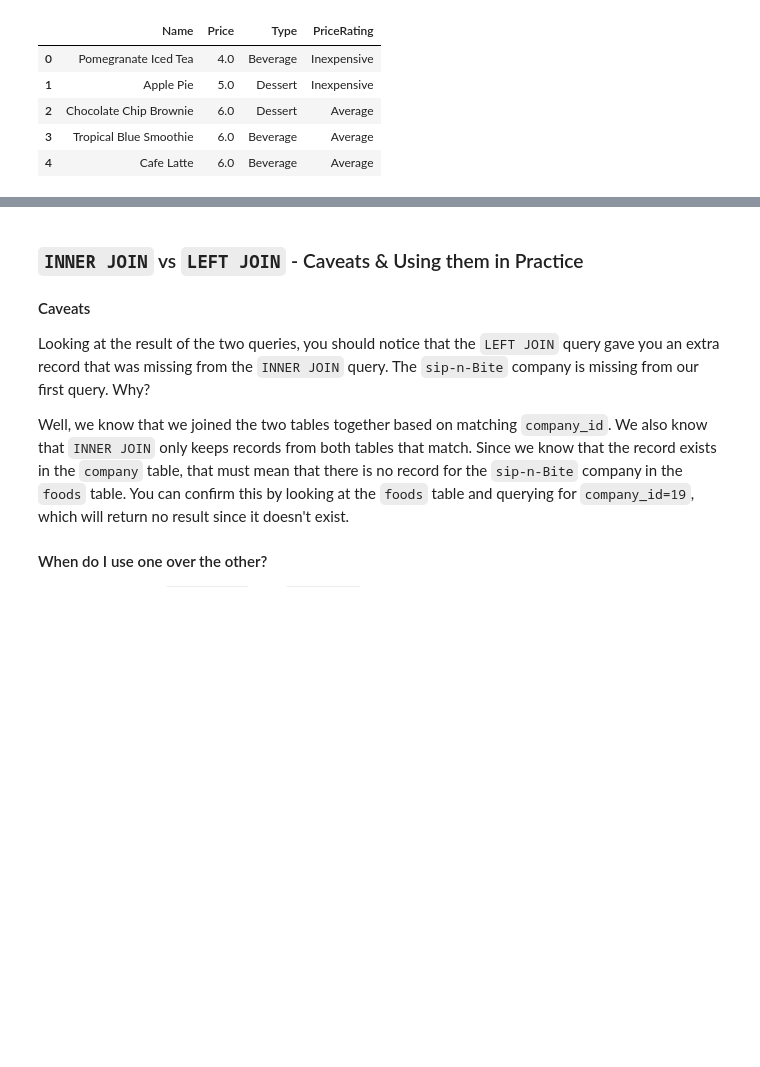
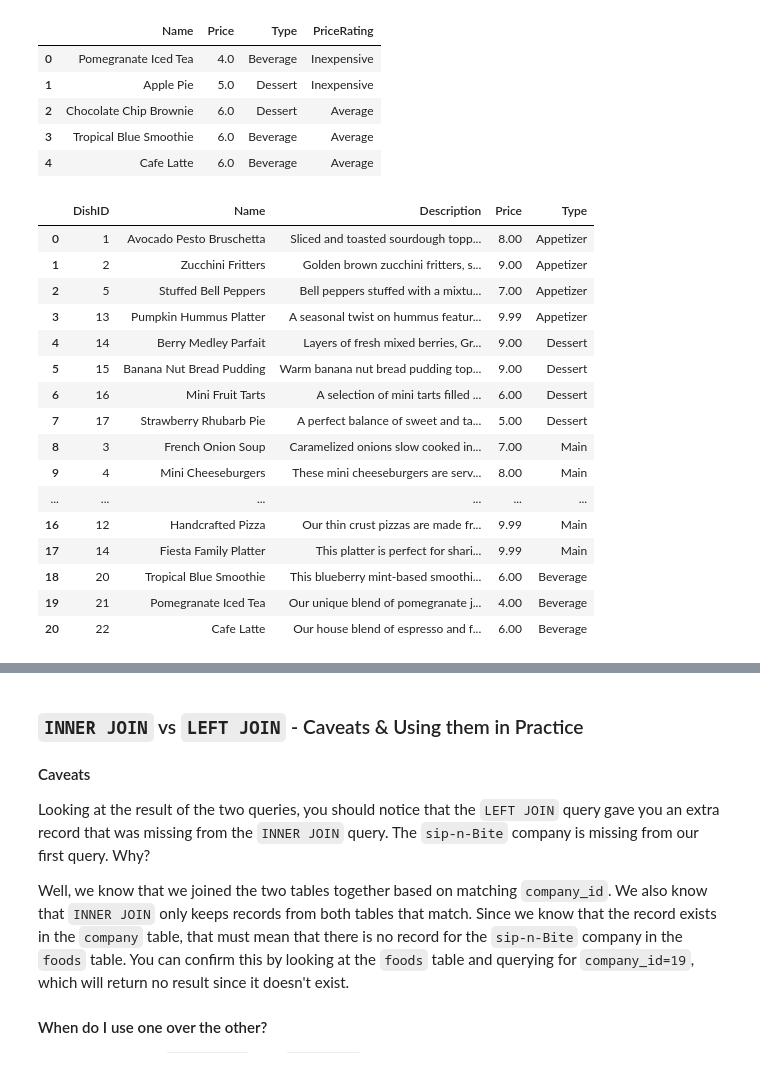
Before and after one commit to freestackinitiative/coop_sql_notebooks, a Jupyter notebook: COOP_SQL_102.ipynb, the cells around one changed output, grey strips where cells are left out. Cells and saved outputs as stored; diff of their text form; code cells hidden in the pictures; blank space fills up the shorter version.

```diff
--- a/COOP_SQL_102.ipynb
+++ b/COOP_SQL_102.ipynb
@@ -245,3 +254,31 @@ LIMIT 5
 | 2 | Chocolate Chip Brownie | 6.0 | Dessert | Average |
 | 3 | Tropical Blue Smoothie | 6.0 | Beverage | Average |
 | 4 | Cafe Latte | 6.0 | Beverage | Average |
+# %%
+%%sql
+
+SELECT *
+FROM NewDishes
+WHERE Type IN ('Appetizer', 'Dessert')
+UNION
+SELECT *
+FROM Dishes
+WHERE Type IN ('Main', 'Beverage')
+# %% [output]
+|  | DishID | Name | Description | Price | Type |
+| 0 | 1 | Avocado Pesto Bruschetta | Sliced and toasted sourdough topp... | 8.00 | Appetizer |
+| 1 | 2 | Zucchini Fritters | Golden brown zucchini fritters, s... | 9.00 | Appetizer |
+| 2 | 5 | Stuffed Bell Peppers | Bell peppers stuffed with a mixtu... | 7.00 | Appetizer |
+| 3 | 13 | Pumpkin Hummus Platter | A seasonal twist on hummus featur... | 9.99 | Appetizer |
+| 4 | 14 | Berry Medley Parfait | Layers of fresh mixed berries, Gr... | 9.00 | Dessert |
+| 5 | 15 | Banana Nut Bread Pudding | Warm banana nut bread pudding top... | 9.00 | Dessert |
+| 6 | 16 | Mini Fruit Tarts | A selection of mini tarts filled ... | 6.00 | Dessert |
+| 7 | 17 | Strawberry Rhubarb Pie | A perfect balance of sweet and ta... | 5.00 | Dessert |
+| 8 | 3 | French Onion Soup | Caramelized onions slow cooked in... | 7.00 | Main |
+| 9 | 4 | Mini Cheeseburgers | These mini cheeseburgers are serv... | 8.00 | Main |
+| ... | ... | ... | ... | ... | ... |
+| 16 | 12 | Handcrafted Pizza | Our thin crust pizzas are made fr... | 9.99 | Main |
+| 17 | 14 | Fiesta Family Platter | This platter is perfect for shari... | 9.99 | Main |
+| 18 | 20 | Tropical Blue Smoothie | This blueberry mint-based smoothi... | 6.00 | Beverage |
+| 19 | 21 | Pomegranate Iced Tea | Our unique blend of pomegranate j... | 4.00 | Beverage |
+| 20 | 22 | Cafe Latte | Our house blend of espresso and f... | 6.00 | Beverage |
```
Also changed, not shown: parts of 6 cells of this notebook, 6 other files.
